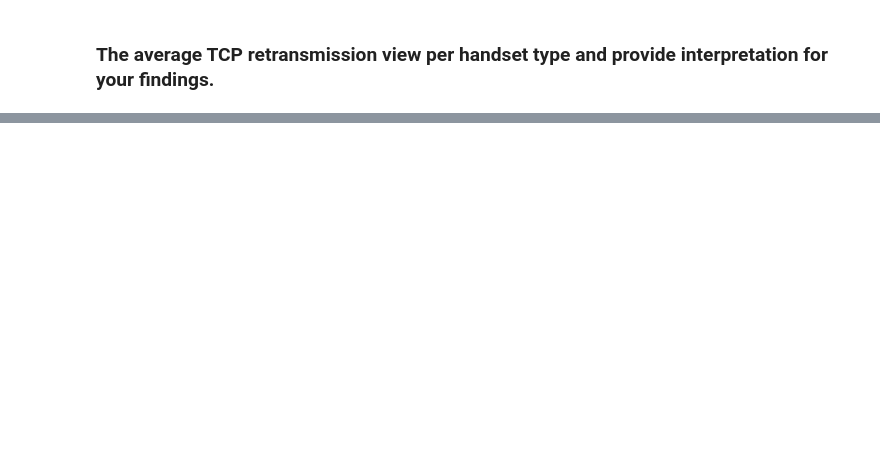
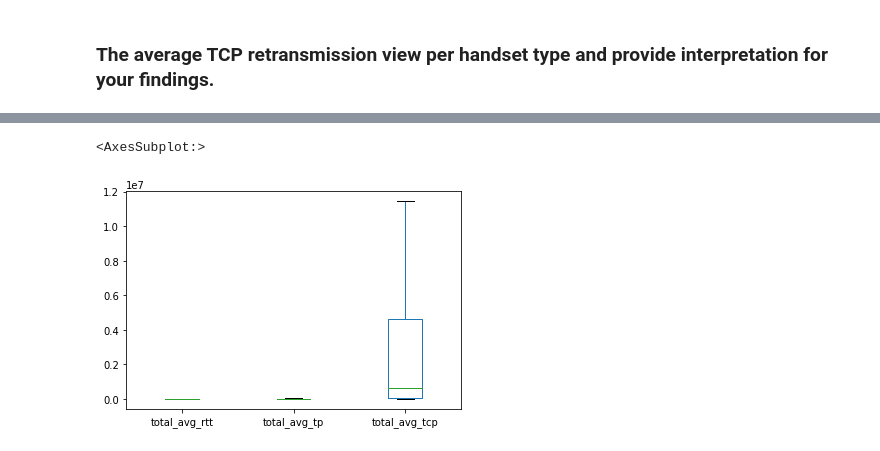
Before and after one commit to eandualem/telecom_analytics, a Jupyter notebook: notebooks/3.0_experience_analytics.ipynb, the cells around one changed output, grey strips where cells are left out. Drawn from its saved outputs; the diff is of its cells as text; code cells hidden in the pictures; blank space fills up the shorter version.

```diff
--- a/notebooks/3.0_experience_analytics.ipynb
+++ b/notebooks/3.0_experience_analytics.ipynb
@@ -165,0 +240,5 @@ mult_hist([top_10, last_10, most_10, top_10], 1,
+# %%
+experiance_metric_df.plot.box()
+# %% [output]
+<AxesSubplot:>
+[figure, added]
```
Also changed, not shown: parts of 19 cells of this notebook.
